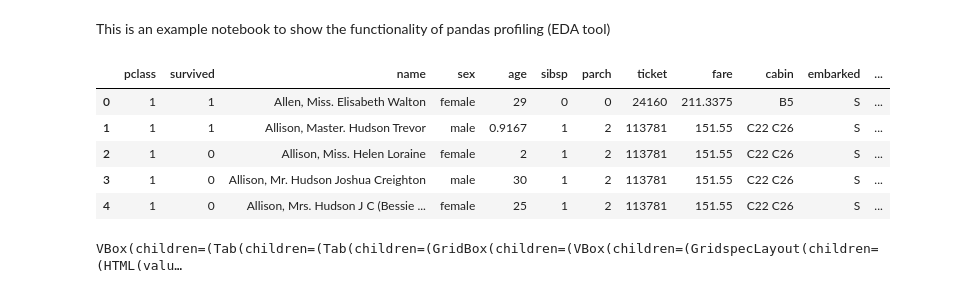
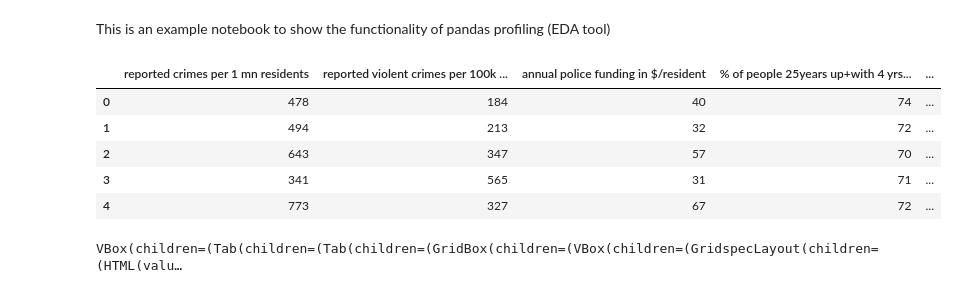
Before and after one commit to TomFenske/python_EDA, a Jupyter notebook: Pandas_profiling.ipynb, the cells around one changed output. Cells and saved outputs as stored; diff of their text form; code cells hidden in the pictures.

```diff
--- a/Pandas_profiling.ipynb
+++ b/Pandas_profiling.ipynb
@@ -9,14 +9,14 @@ import numpy as np
 #pip install https://github.com/pandas-profiling/pandas-profiling/archive/master.zip
 from pandas_profiling import ProfileReport
 # %%
-file='titanic_dataset.csv'
-df=pd.read_csv(file)
+file='crime.xlsx'
+df=pd.read_excel(file)
 df.head()
 # %% [output]
-|  | pclass | survived | name | sex | age | sibsp | parch | ticket | fare | cabin | embarked | ... |
-| 0 | 1 | 1 | Allen, Miss. Elisabeth Walton | female | 29 | 0 | 0 | 24160 | 211.3375 | B5 | S | ... |
-| 1 | 1 | 1 | Allison, Master. Hudson Trevor | male | 0.9167 | 1 | 2 | 113781 | 151.55 | C22 C26 | S | ... |
-| 2 | 1 | 0 | Allison, Miss. Helen Loraine | female | 2 | 1 | 2 | 113781 | 151.55 | C22 C26 | S | ... |
-| 3 | 1 | 0 | Allison, Mr. Hudson Joshua Creighton | male | 30 | 1 | 2 | 113781 | 151.55 | C22 C26 | S | ... |
-| 4 | 1 | 0 | Allison, Mrs. Hudson J C (Bessie ... | female | 25 | 1 | 2 | 113781 | 151.55 | C22 C26 | S | ... |
+|  | reported crimes per 1 mn residents | reported violent crimes per 100k ... | annual police funding in $/resident | % of people 25years up+with 4 yrs... | ... |
+| 0 | 478 | 184 | 40 | 74 | ... |
+| 1 | 494 | 213 | 32 | 72 | ... |
+| 2 | 643 | 347 | 57 | 70 | ... |
+| 3 | 341 | 565 | 31 | 71 | ... |
+| 4 | 773 | 327 | 67 | 72 | ... |
 # %%
```
Also changed, not shown: parts of 2 cells of this notebook, 6 other files.
